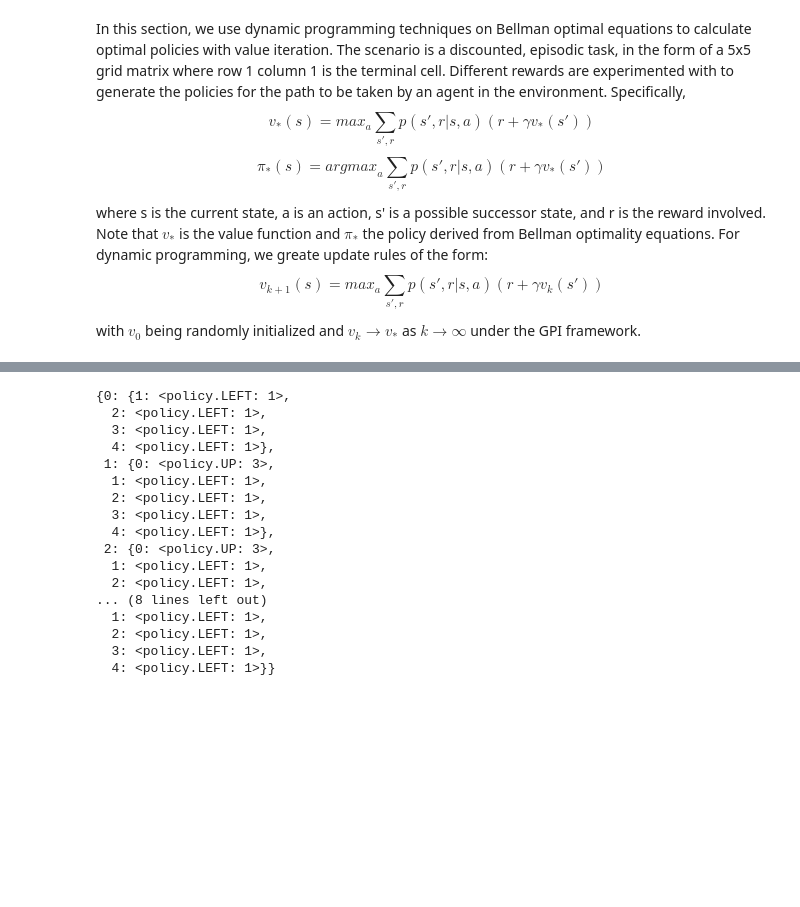
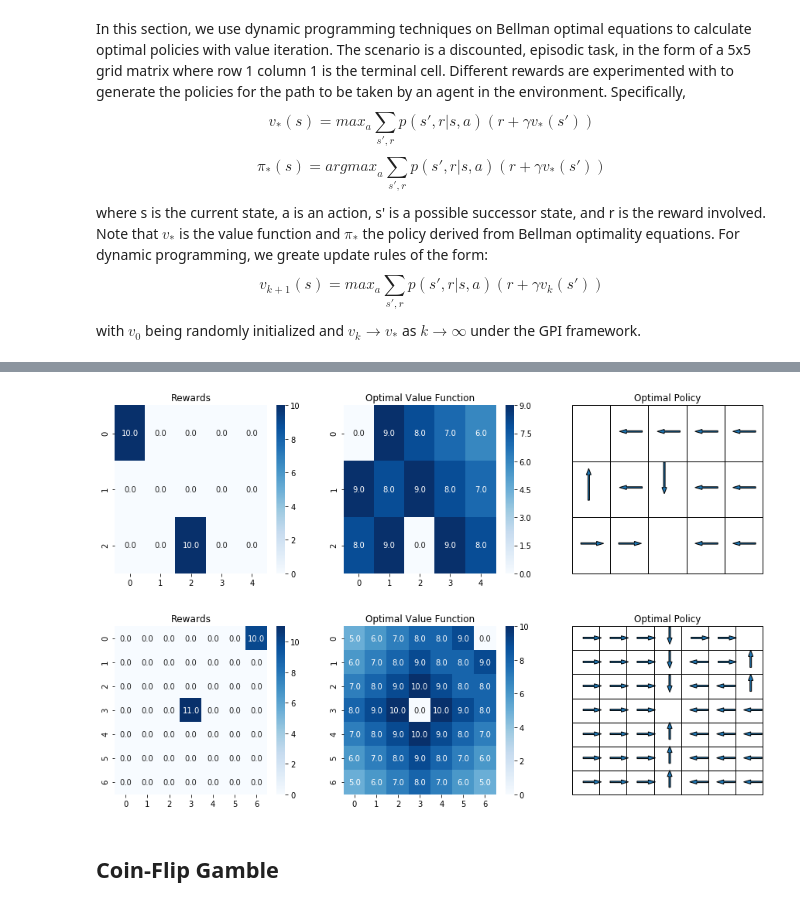
Before and after one commit to navyamehta/optimization-algorithms, a Jupyter notebook: reinforcement-learning-MDP/PART 1 - Simulating Perfect Environments.ipynb, the cells around one changed output, grey strips where cells are left out. Drawn from its saved outputs; the diff is of its cells as text; code cells hidden in the pictures; blank space fills up the shorter version.

```diff
--- a/reinforcement-learning-MDP/PART 1 - Simulating Perfect Environments.ipynb
+++ b/reinforcement-learning-MDP/PART 1 - Simulating Perfect Environments.ipynb
@@ -90,20 +85,22 @@ array([[0., 9., 8., 7., 6.],
-# %%
-greedypol
-# %% [output]
-{0: {1: <policy.LEFT: 1>,
-  2: <policy.LEFT: 1>,
-  3: <policy.LEFT: 1>,
-  4: <policy.LEFT: 1>},
- 1: {0: <policy.UP: 3>,
-  1: <policy.LEFT: 1>,
-  2: <policy.LEFT: 1>,
-  3: <policy.LEFT: 1>,
-  4: <policy.LEFT: 1>},
- 2: {0: <policy.UP: 3>,
-  1: <policy.LEFT: 1>,
-  2: <policy.LEFT: 1>,
-... (8 lines left out)
-  1: <policy.LEFT: 1>,
-  2: <policy.LEFT: 1>,
-  3: <policy.LEFT: 1>,
-  4: <policy.LEFT: 1>}}
+# %%
+#Non-Symmetric Design
+rewardmtrx = np.zeros((3,5))
+rewardmtrx[0,0] = 10
+rewardmtrx[2,2] = 10
+transitionrwd = -1
+discount = 1
+plotter(rewardmtrx, transitionrwd, discount, {(0,0),(2,2)}, 1e-3)
+# %% [output]
+[figure, added]
+# %%
+#Differential Terminal Conditions
+rewardmtrx = np.zeros((7,7))
+rewardmtrx[0,6] = 10
+rewardmtrx[3,3] = 11
+transitionrwd = -1
+discount = 1
+plotter(rewardmtrx, transitionrwd, discount, {(0,6),(3,3)}, 1e-3)
+# %% [output]
+[figure, added]
+# %% [markdown]
+<h2>Coin-Flip Gamble</h2>
```
Also changed, not shown: parts of 7 cells of this notebook.
